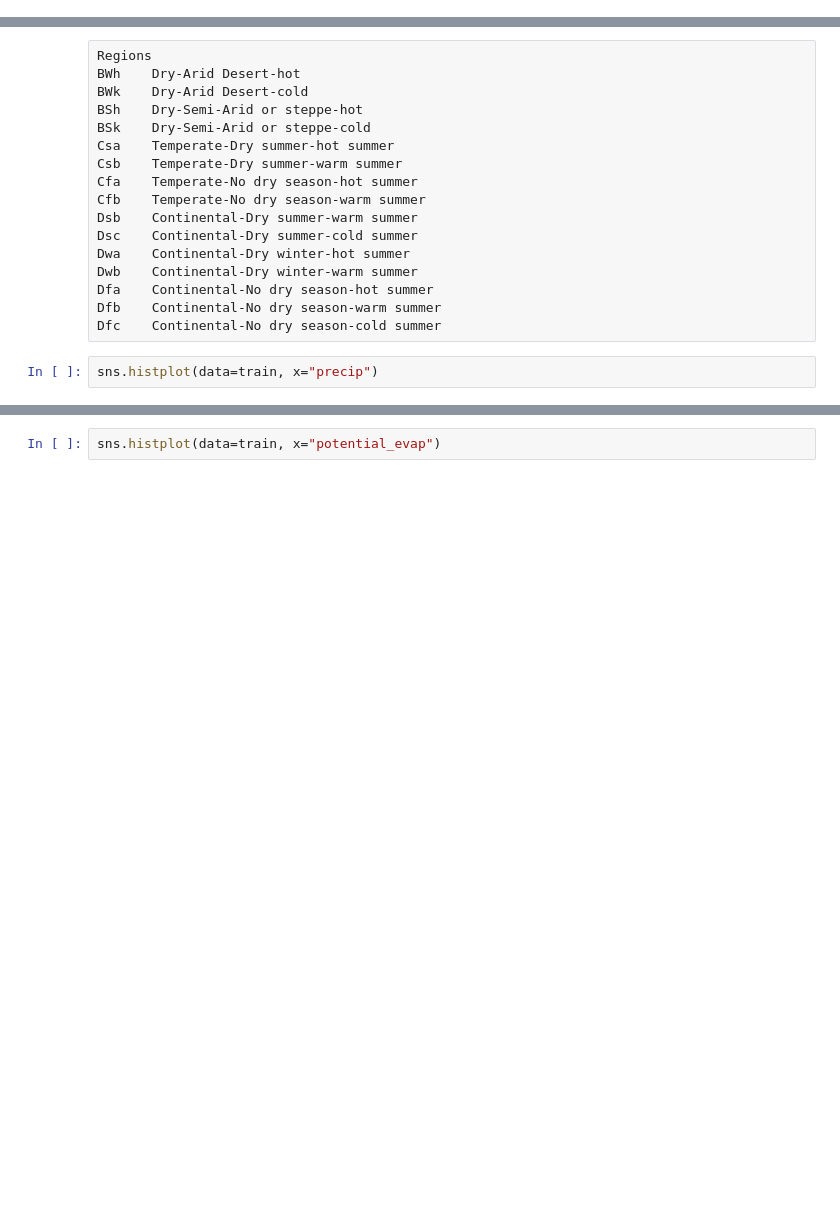
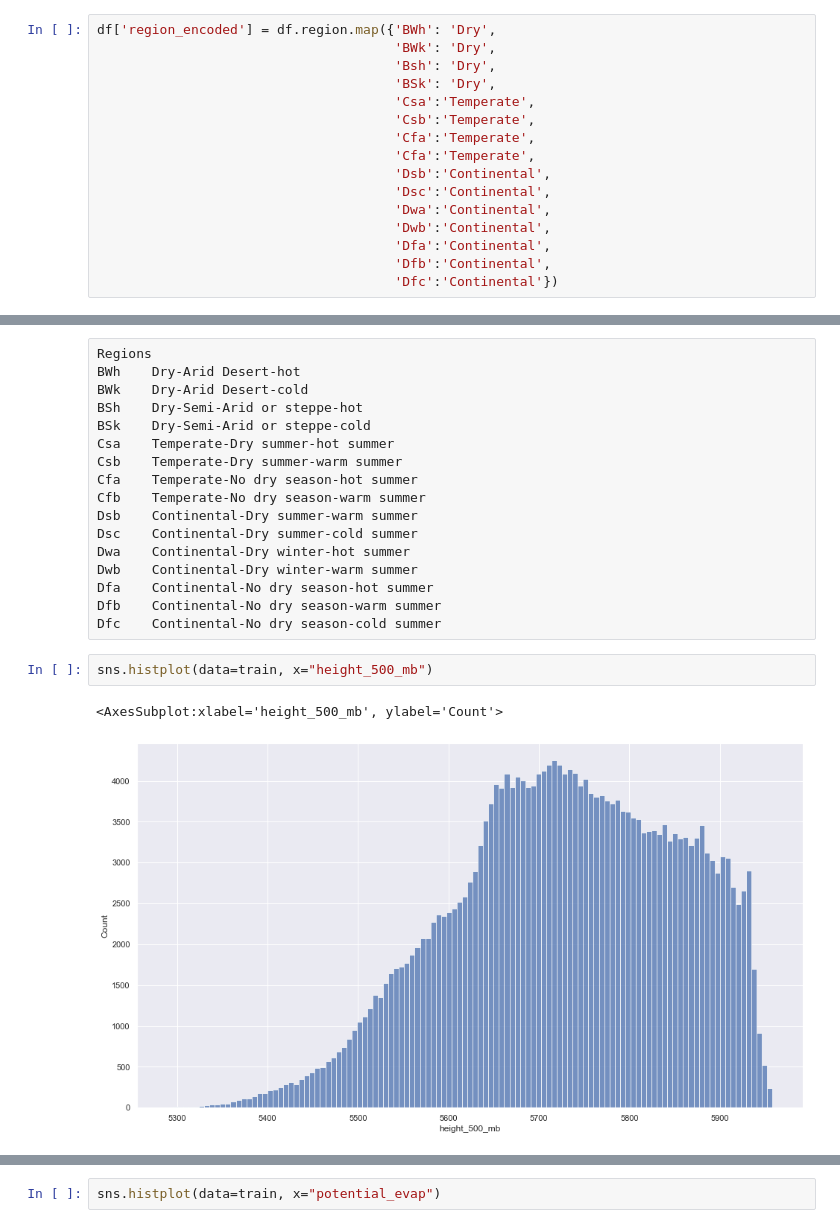
Before and after one commit to Mirzakhani-Capstone/mirzakhani_shared, a Jupyter notebook: rae/explore.ipynb, the cells around one changed output, grey strips where cells are left out. Cells and saved outputs as stored; diff of their text form; blank space fills up the shorter version.

```diff
--- a/rae/explore.ipynb
+++ b/rae/explore.ipynb
@@ -53,0 +54,16 @@ df.shape
+# %%
+df['region_encoded'] = df.region.map({'BWh': 'Dry',
+                                      'BWk': 'Dry',
+                                      'Bsh': 'Dry',
+                                      'BSk': 'Dry',
+                                      'Csa':'Temperate',
+                                      'Csb':'Temperate',
+                                      'Cfa':'Temperate',
+                                      'Cfa':'Temperate',
+                                      'Dsb':'Continental',
+                                      'Dsc':'Continental',
+                                      'Dwa':'Continental',
+                                      'Dwb':'Continental',
+                                      'Dfa':'Continental',
+                                      'Dfb':'Continental',
+                                      'Dfc':'Continental'})
@@ -84,4 +105,7 @@ Dfa    Continental-No dry season-hot summer
 Dfb    Continental-No dry season-warm summer
 Dfc    Continental-No dry season-cold summer
 # %%
-sns.histplot(data=train, x="precip")
+sns.histplot(data=train, x="height_500_mb")
+# %% [output]
+<AxesSubplot:xlabel='height_500_mb', ylabel='Count'>
+[figure, added]
```
Also changed, not shown: parts of 13 cells of this notebook.
